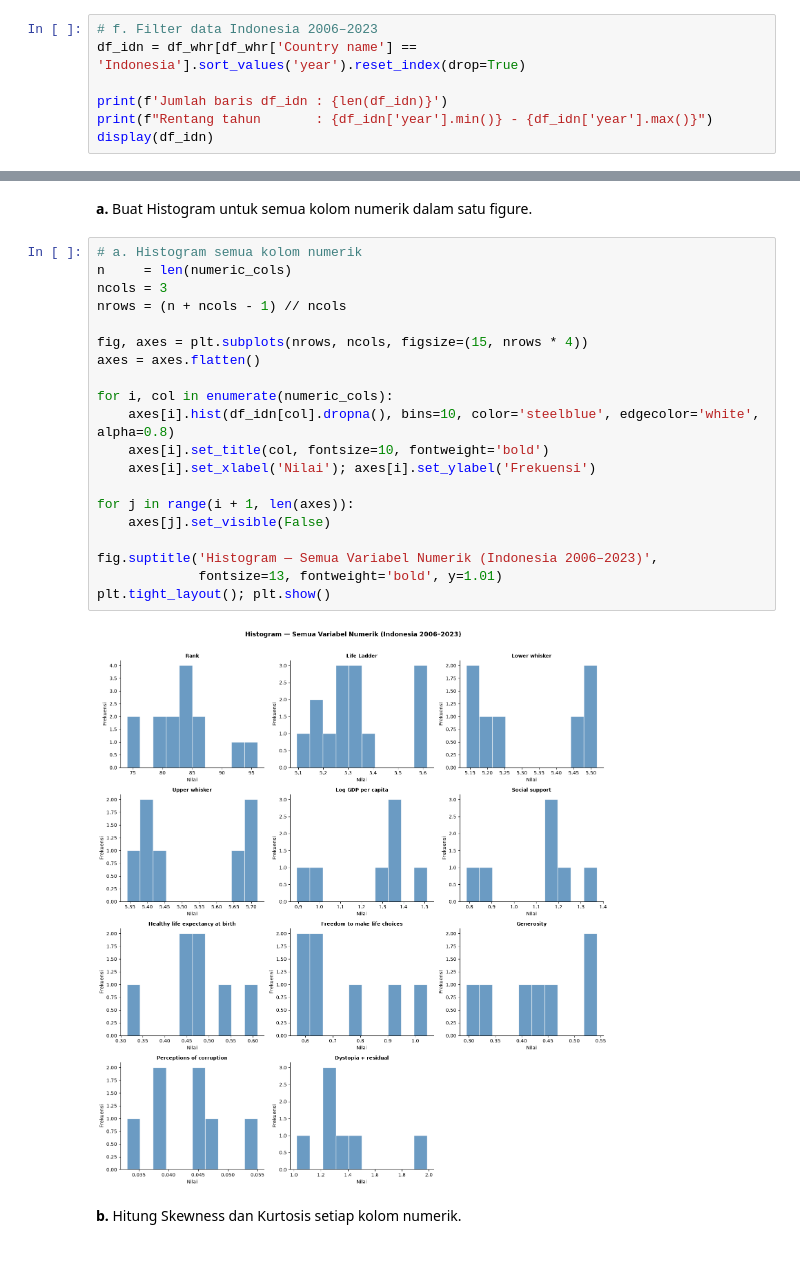
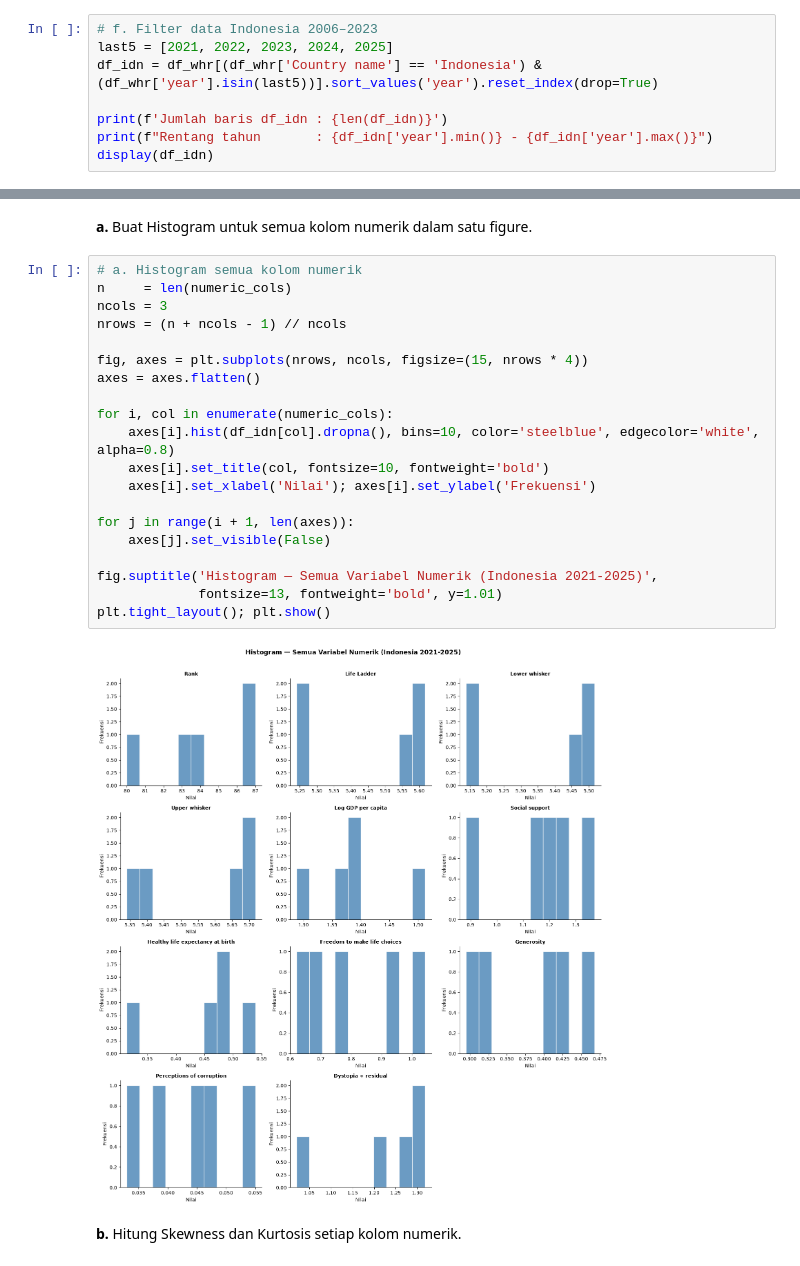
Before and after one commit to emilyvitasya/WorldHappinessReport_Indonesia, a Jupyter notebook: DescStats_WHR_Template_Emily.ipynb, the cells around one changed output, grey strips where cells are left out. Cells and saved outputs as stored; diff of their text form.

```diff
--- a/DescStats_WHR_Template_Emily.ipynb
+++ b/DescStats_WHR_Template_Emily.ipynb
@@ -136,6 +136,7 @@ missing[missing['Jumlah Missing'] > 0]
 # %%
 # f. Filter data Indonesia 2006–2023
-df_idn = df_whr[df_whr['Country name'] == 'Indonesia'].sort_values('year').reset_index(drop=True)
+last5 = [2021, 2022, 2023, 2024, 2025]
+df_idn = df_whr[(df_whr['Country name'] == 'Indonesia') & (df_whr['year'].isin(last5))].sort_values('year').reset_index(drop=True)
 
 print(f'Jumlah baris df_idn : {len(df_idn)}')
 print(f"Rentang tahun       : {df_idn['year'].min()} - {df_idn['year'].max()}")
@@ -554,25 +534,25 @@ Distribusi data menggambarkan pola penyebaran nilai — apakah simetris, skewed
 # %%
 # a. Histogram semua kolom numerik
 n     = len(numeric_cols)
 ncols = 3
 nrows = (n + ncols - 1) // ncols
 
 fig, axes = plt.subplots(nrows, ncols, figsize=(15, nrows * 4))
 axes = axes.flatten()
 
 for i, col in enumerate(numeric_cols):
     axes[i].hist(df_idn[col].dropna(), bins=10, color='steelblue', edgecolor='white', alpha=0.8)
     axes[i].set_title(col, fontsize=10, fontweight='bold')
     axes[i].set_xlabel('Nilai'); axes[i].set_ylabel('Frekuensi')
 
 for j in range(i + 1, len(axes)):
     axes[j].set_visible(False)
 
-fig.suptitle('Histogram — Semua Variabel Numerik (Indonesia 2006–2023)',
+fig.suptitle('Histogram — Semua Variabel Numerik (Indonesia 2021-2025)',
              fontsize=13, fontweight='bold', y=1.01)
 plt.tight_layout(); plt.show()
 # %% [output]
-[figure, old version]
+[figure, new version]
 # %% [markdown]
 **b.** Hitung Skewness dan Kurtosis setiap kolom numerik.
 # %%
```
Also changed, not shown: parts of 36 cells of this notebook.
